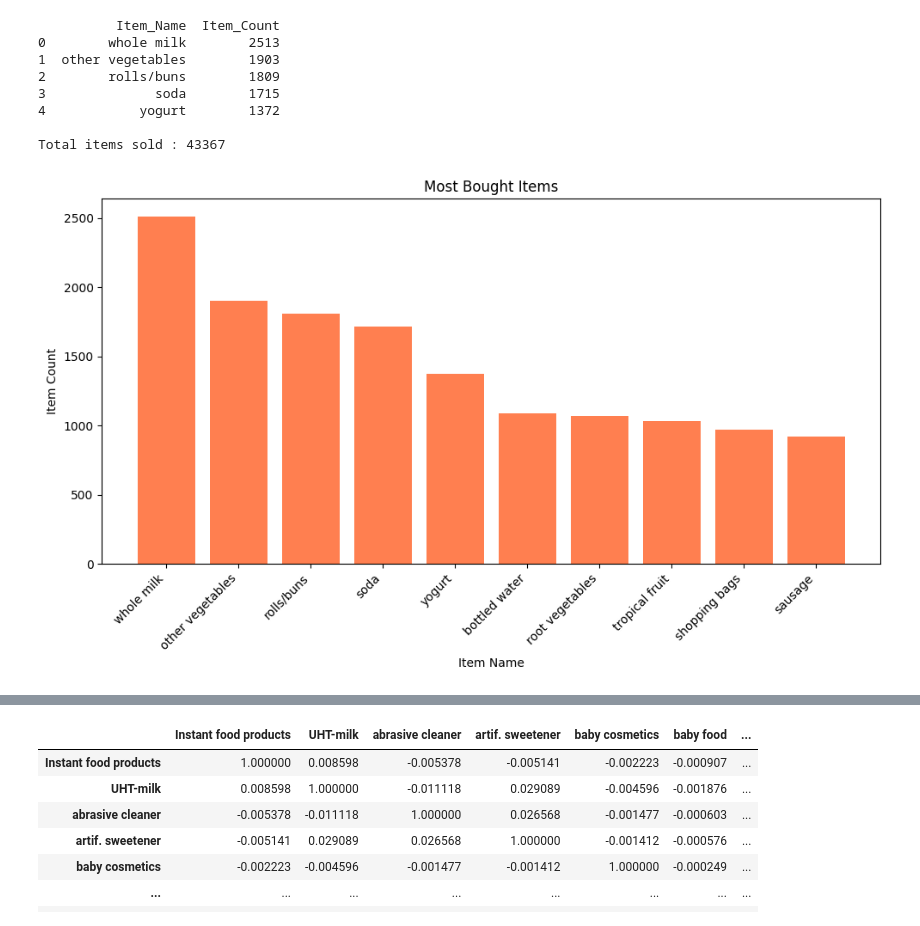
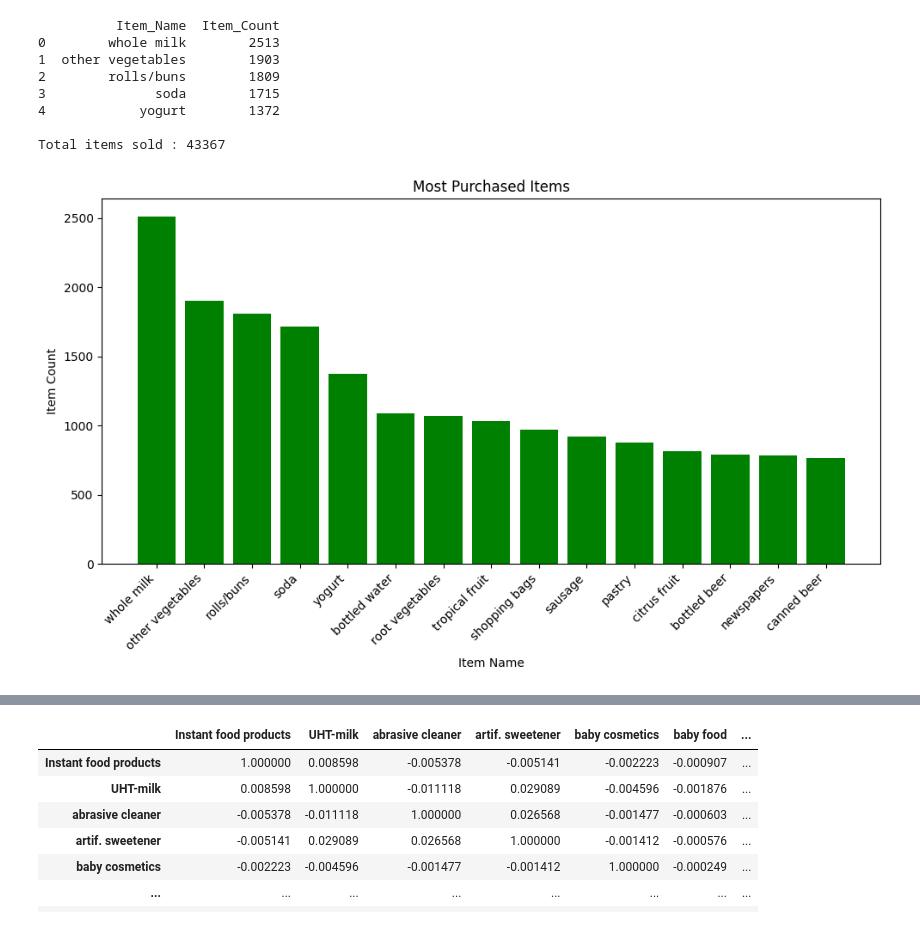
Before and after one commit to pappala-balaji/Market-Basket-Analysis, a Jupyter notebook: BasketAnalysis.ipynb, the cells around one changed output, grey strips where cells are left out. Drawn from its saved outputs; the diff is of its cells as text; code cells hidden in the pictures.

```diff
--- a/BasketAnalysis.ipynb
+++ b/BasketAnalysis.ipynb
@@ -116,11 +116,11 @@ onehot_df
 | 9834 | 0 | 0 | 0 | 0 | 0 | 0 | ... |
 9835 rows × 169 columns
 # %%
-most_bought_items=onehot_df.sum().sort_values(ascending=False).reset_index()
-most_bought_items.columns=["Item_Name","Item_Count"]
-print(most_bought_items.head())
+purchased_items=onehot_df.sum().sort_values(ascending=False).reset_index()
+purchased_items.columns=["Item_Name","Item_Count"]
+print(purchased_items.head())
 print()
-total_item_count=most_bought_items["Item_Count"].sum()
+total_item_count=purchased_items["Item_Count"].sum()
 print("Total items sold :",total_item_count)
 # %% [output]
           Item_Name  Item_Count
@@ -133,12 +133,12 @@ print("Total items sold :",total_item_count)
 Total items sold : 43367
 # %%
 plt.figure(figsize=(10,6))
-plt.bar(most_bought_items['Item_Name'].head(10), most_bought_items['Item_Count'].head(10),color="coral")
-plt.title('Most Bought Items')
+plt.bar(purchased_items['Item_Name'].head(15),purchased_items['Item_Count'].head(15),color="green")
+plt.title('Most Purchased Items')
 plt.xlabel('Item Name')
 plt.ylabel('Item Count')
 plt.xticks(rotation=45, ha='right')
 plt.tight_layout()
 plt.show()
 # %% [output]
-[figure, old version]
+[figure, new version]
```
Also changed, not shown: parts of 2 cells of this notebook.
